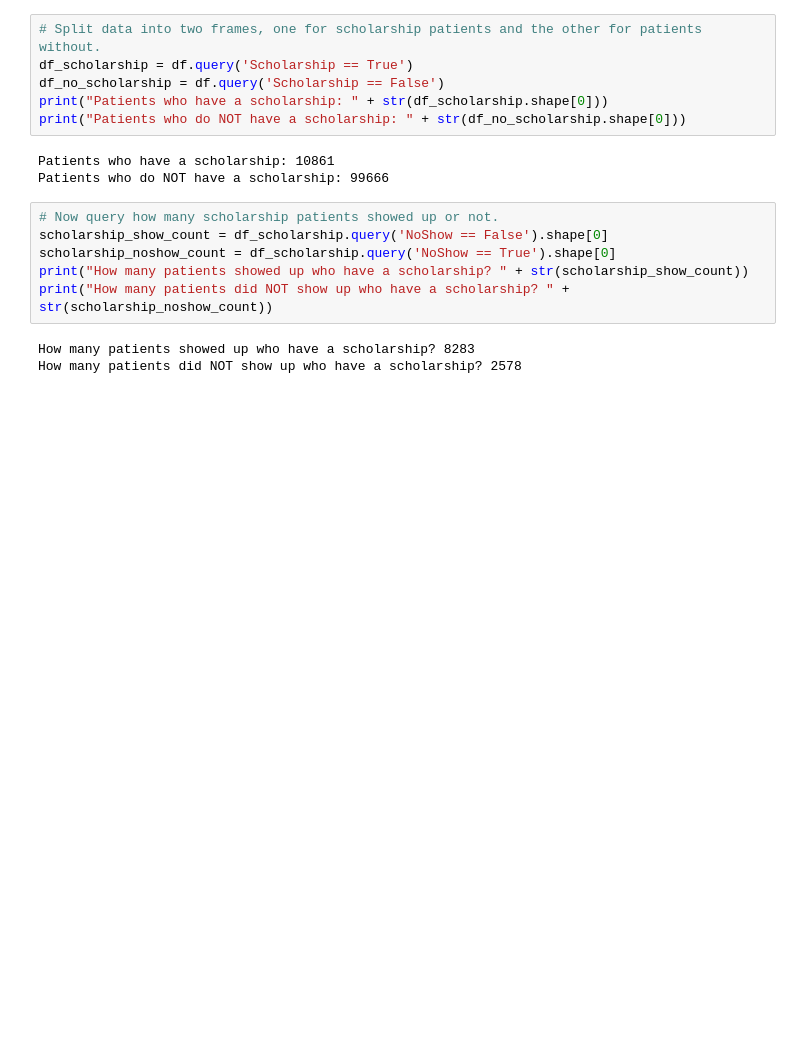
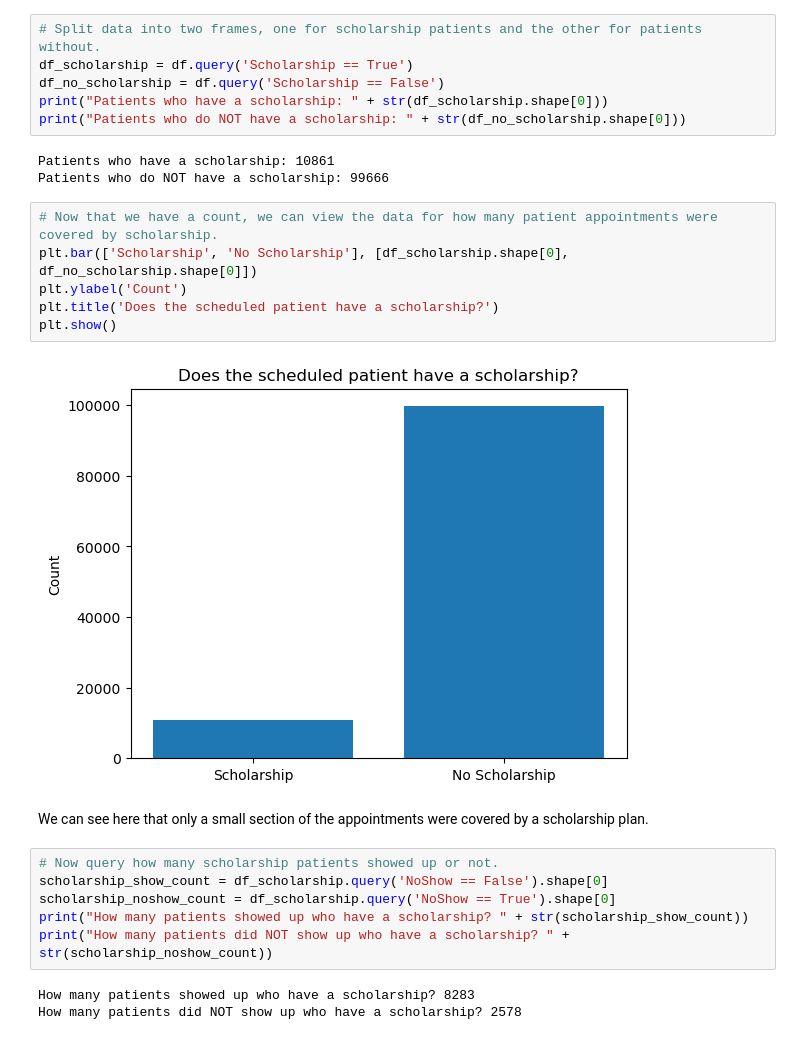
Before and after one commit to Steelsouls/investigate-dataset, a Jupyter notebook: brubin-investigate-dataset.ipynb, the cells around one changed output. Drawn from its saved outputs; the diff is of its cells as text; blank space fills up the shorter version.

```diff
--- a/brubin-investigate-dataset.ipynb
+++ b/brubin-investigate-dataset.ipynb
@@ -214,6 +223,16 @@ print("Patients who do NOT have a scholarship: " + str(df_no_scholarship.shape[0
 # %% [output]
 Patients who have a scholarship: 10861
 Patients who do NOT have a scholarship: 99666
+# %%
+# Now that we have a count, we can view the data for how many patient appointments were covered by scholarship.
+plt.bar(['Scholarship', 'No Scholarship'], [df_scholarship.shape[0], df_no_scholarship.shape[0]])
+plt.ylabel('Count')
+plt.title('Does the scheduled patient have a scholarship?')
+plt.show()
+# %% [output]
+[figure, added]
+# %% [markdown]
+We can see here that only a small section of the appointments were covered by a scholarship plan.
 # %%
 # Now query how many scholarship patients showed up or not.
 scholarship_show_count = df_scholarship.query('NoShow == False').shape[0]
```
Also changed, not shown: parts of 5 cells of this notebook.
